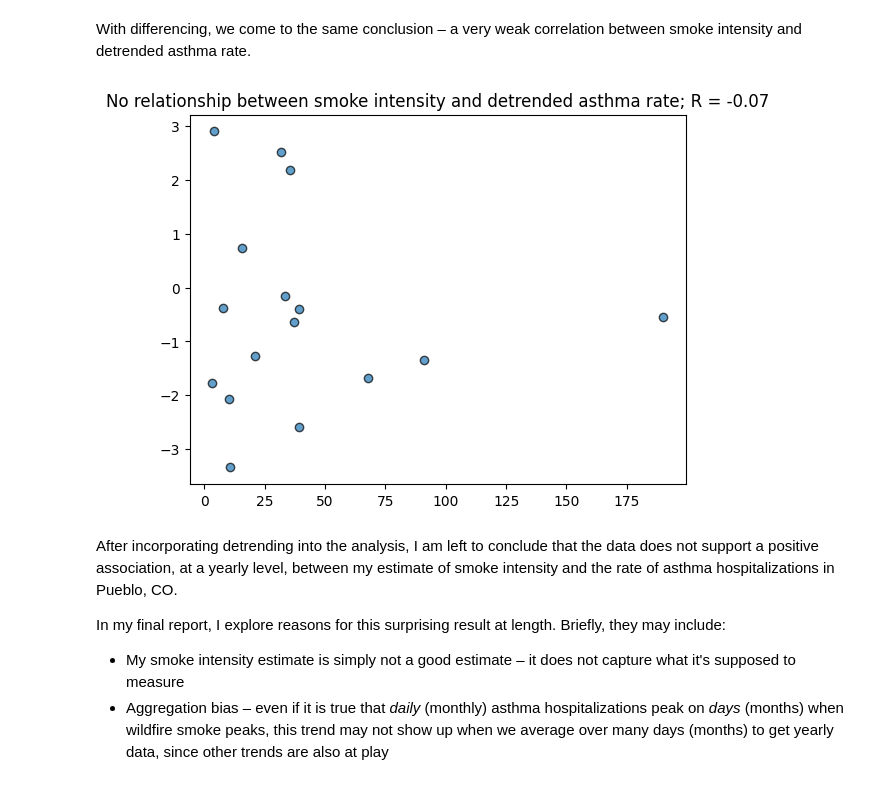
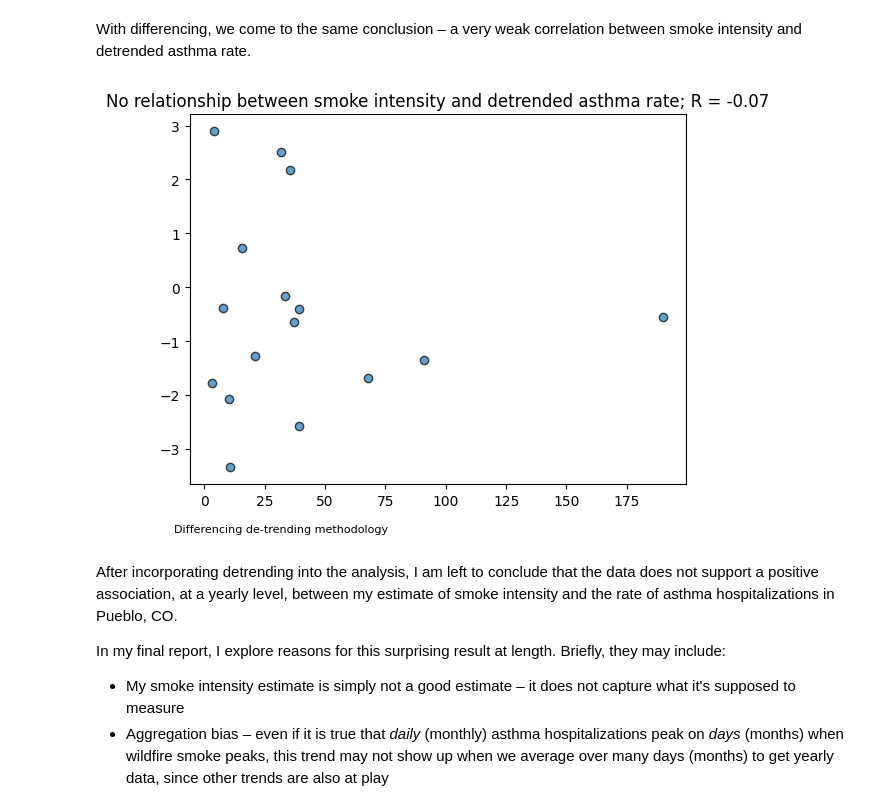
Before and after one commit to voglerdaniel/data-512-final-project, a Jupyter notebook: code/public_health_extension.ipynb, the cells around one changed output. Drawn from its saved outputs; the diff is of its cells as text; code cells hidden in the pictures.

```diff
--- a/code/public_health_extension.ipynb
+++ b/code/public_health_extension.ipynb
@@ -244,18 +250,21 @@ With differencing, we come to the same conclusion – a very weak correlation b
 # %%
 years = np.arange(2004, 2021)
 residual_asthma = df_for_viz["RATE"].iloc[-len(years):].diff()
 
-x = df_for_viz["fie"].iloc[-len(years)+1:]
+x = df_for_viz["fie"].iloc[-len(years)+1:]  # matches up the number of years in SIE
+                                            # data to the differenced asthma data
 y = residual_asthma[1:]
 
-
+# calculate correlation coef to display on chart
 corr_ = np.corrcoef(x,y)[0,1]
 
 plt.scatter(x,y, alpha=0.7, edgecolor="black")
 plt.title(f"No relationship between smoke intensity and detrended asthma rate; R = {round(corr_,2)}")
+# Add footnote
+plt.figtext(0.1, 0.01, "Differencing de-trending methodology", ha="left", fontsize=8, color="black")
 plt.show()
 # %% [output]
-[figure, old version]
+[figure, new version]
 # %% [markdown]
 After incorporating detrending into the analysis, I am left to conclude that the data does not support a positive association, at a yearly level, between my estimate of smoke intensity and the rate of asthma hospitalizations in Pueblo, CO.
 
```
Also changed, not shown: parts of 4 cells of this notebook, 4 other files.
